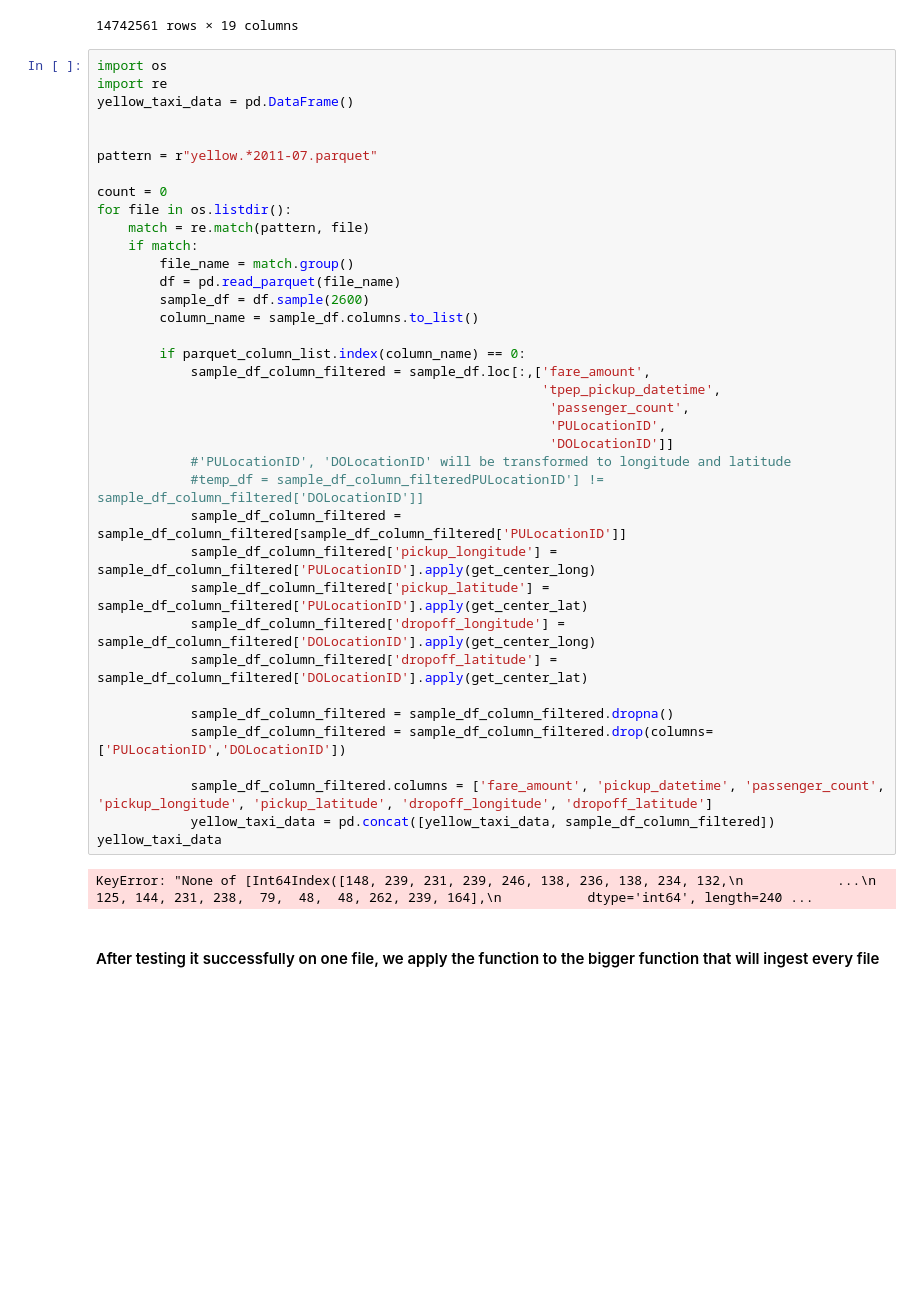
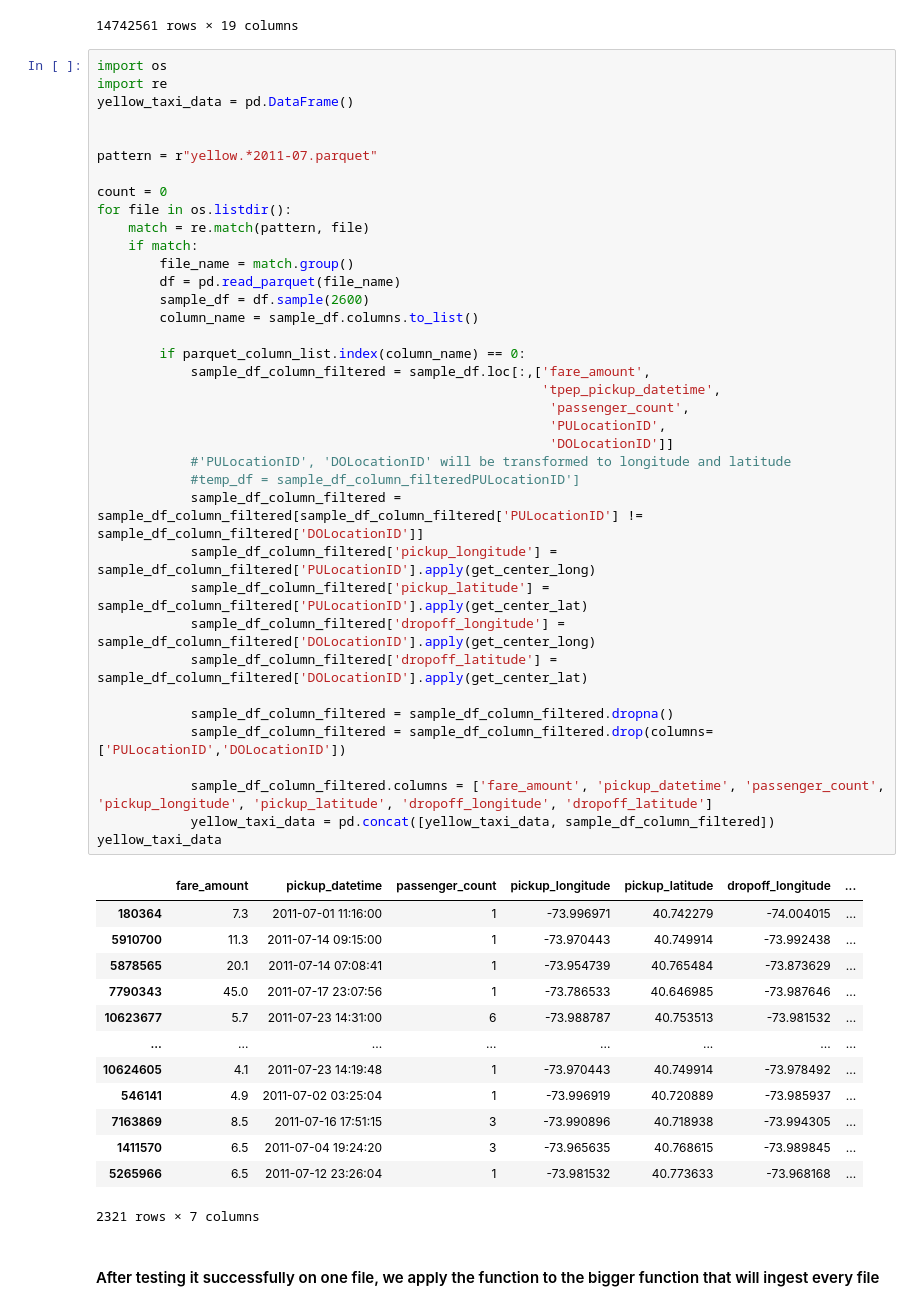
Before and after one commit to wangyf99/final-project, a Jupyter notebook: Group_project.ipynb, the cells around one changed output. Cells and saved outputs as stored; diff of their text form; blank space fills up the shorter version.

```diff
--- a/Group_project.ipynb
+++ b/Group_project.ipynb
@@ -412,36 +363,48 @@ yellow_taxi_data = pd.DataFrame()
 pattern = r"yellow.*2011-07.parquet"
 
 count = 0
 for file in os.listdir():
     match = re.match(pattern, file)
     if match:
         file_name = match.group()
         df = pd.read_parquet(file_name)
         sample_df = df.sample(2600)
         column_name = sample_df.columns.to_list()
 
         if parquet_column_list.index(column_name) == 0:
             sample_df_column_filtered = sample_df.loc[:,['fare_amount',
                                                          'tpep_pickup_datetime',
                                                           'passenger_count',
                                                           'PULocationID',
                                                           'DOLocationID']]
             #'PULocationID', 'DOLocationID' will be transformed to longitude and latitude
-            #temp_df = sample_df_column_filteredPULocationID'] != sample_df_column_filtered['DOLocationID']]
-            sample_df_column_filtered = sample_df_column_filtered[sample_df_column_filtered['PULocationID']]
+            #temp_df = sample_df_column_filteredPULocationID']
+            sample_df_column_filtered = sample_df_column_filtered[sample_df_column_filtered['PULocationID'] != sample_df_column_filtered['DOLocationID']]
             sample_df_column_filtered['pickup_longitude'] = sample_df_column_filtered['PULocationID'].apply(get_center_long)
             sample_df_column_filtered['pickup_latitude'] = sample_df_column_filtered['PULocationID'].apply(get_center_lat)
             sample_df_column_filtered['dropoff_longitude'] = sample_df_column_filtered['DOLocationID'].apply(get_center_long)
             sample_df_column_filtered['dropoff_latitude'] = sample_df_column_filtered['DOLocationID'].apply(get_center_lat)
 
             sample_df_column_filtered = sample_df_column_filtered.dropna()
             sample_df_column_filtered = sample_df_column_filtered.drop(columns=['PULocationID','DOLocationID'])
 
             sample_df_column_filtered.columns = ['fare_amount', 'pickup_datetime', 'passenger_count', 'pickup_longitude', 'pickup_latitude', 'dropoff_longitude', 'dropoff_latitude']
             yellow_taxi_data = pd.concat([yellow_taxi_data, sample_df_column_filtered])
 yellow_taxi_data
 # %% [output]
+|  | fare_amount | pickup_datetime | passenger_count | pickup_longitude | pickup_latitude | dropoff_longitude | ... |
+| 180364 | 7.3 | 2011-07-01 11:16:00 | 1 | -73.996971 | 40.742279 | -74.004015 | ... |
+| 5910700 | 11.3 | 2011-07-14 09:15:00 | 1 | -73.970443 | 40.749914 | -73.992438 | ... |
+| 5878565 | 20.1 | 2011-07-14 07:08:41 | 1 | -73.954739 | 40.765484 | -73.873629 | ... |
+| 7790343 | 45.0 | 2011-07-17 23:07:56 | 1 | -73.786533 | 40.646985 | -73.987646 | ... |
+| 10623677 | 5.7 | 2011-07-23 14:31:00 | 6 | -73.988787 | 40.753513 | -73.981532 | ... |
+| ... | ... | ... | ... | ... | ... | ... | ... |
+| 10624605 | 4.1 | 2011-07-23 14:19:48 | 1 | -73.970443 | 40.749914 | -73.978492 | ... |
+| 546141 | 4.9 | 2011-07-02 03:25:04 | 1 | -73.996919 | 40.720889 | -73.985937 | ... |
+| 7163869 | 8.5 | 2011-07-16 17:51:15 | 3 | -73.990896 | 40.718938 | -73.994305 | ... |
+| 1411570 | 6.5 | 2011-07-04 19:24:20 | 3 | -73.965635 | 40.768615 | -73.989845 | ... |
+| 5265966 | 6.5 | 2011-07-12 23:26:04 | 1 | -73.981532 | 40.773633 | -73.968168 | ... |
-KeyError: "None of [Int64Index([148, 239, 231, 239, 246, 138, 236, 138, 234, 132,\n            ...\n            125, 144, 231, 238,  79,  48,  48, 262, 239, 164],\n           dtype='int64', length=240 ...
+2321 rows × 7 columns
 # %% [markdown]
 #### After testing it successfully on one file, we apply the function to the bigger function that will ingest every file
 # %%
```
Also changed, not shown: parts of 18 cells of this notebook.
